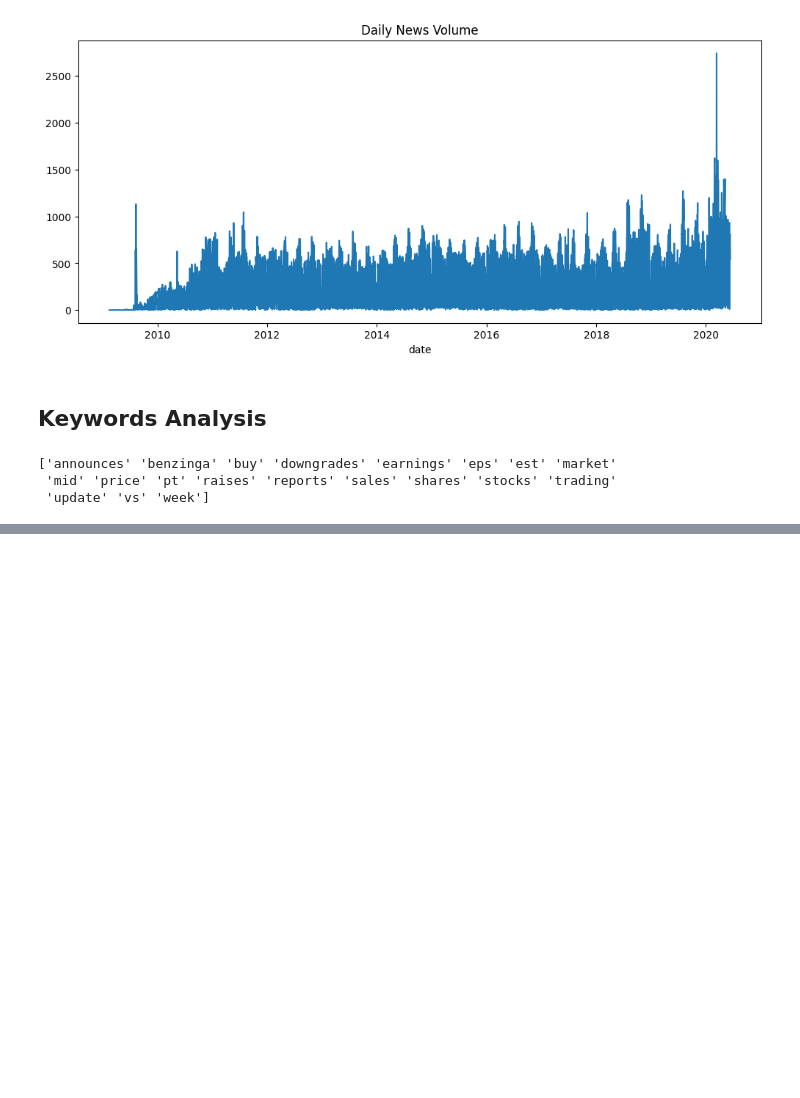
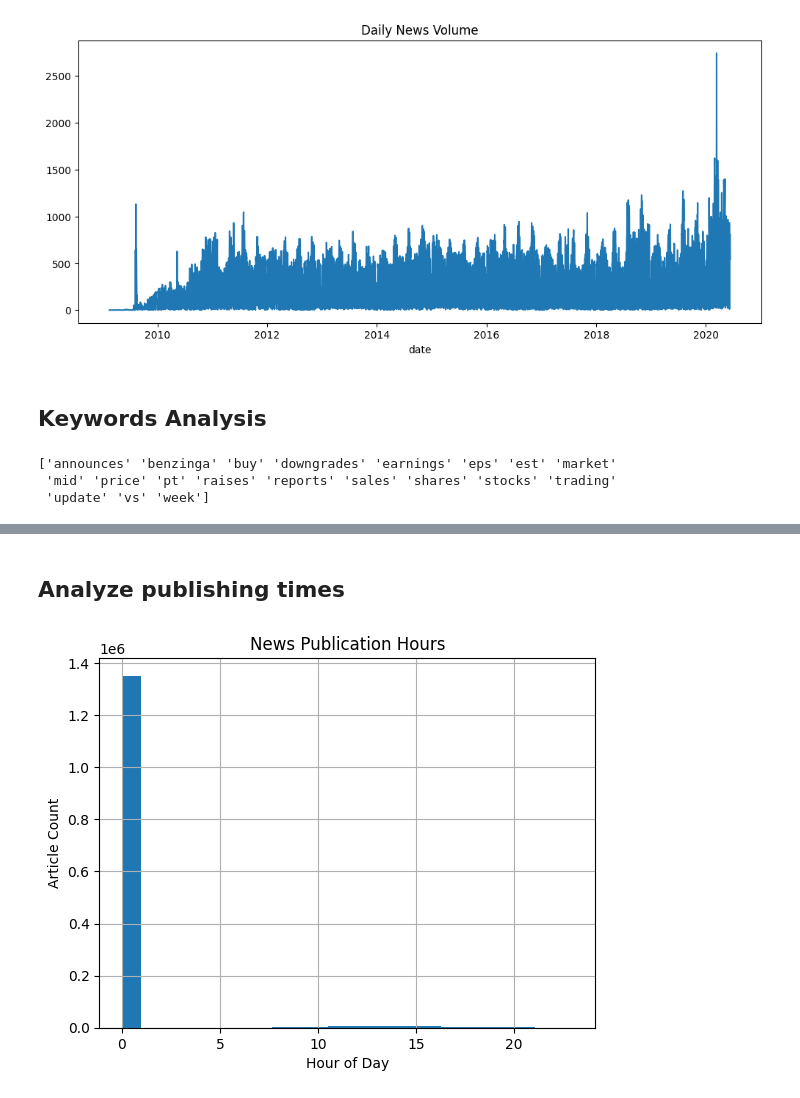
Before and after one commit to hementewodros/news-sentiment-analysis, a Jupyter notebook: notebooks/task1_eda.ipynb, the cells around one changed output, grey strips where cells are left out. Cells and saved outputs as stored; diff of their text form; code cells hidden in the pictures; blank space fills up the shorter version.

```diff
--- a/notebooks/task1_eda.ipynb
+++ b/notebooks/task1_eda.ipynb
@@ -100,0 +137,13 @@ print(keywords)
+# %% [markdown]
+## Analyze publishing times
+# %%
+df["hour"] = df["date"].dt.hour
+
+df["hour"].hist(bins=24)
+
+plt.title("News Publication Hours")
+plt.xlabel("Hour of Day")
+plt.ylabel("Article Count")
+plt.show()
+# %% [output]
+[figure, added]
```
Also changed, not shown: parts of 6 cells of this notebook, 1 other file.
